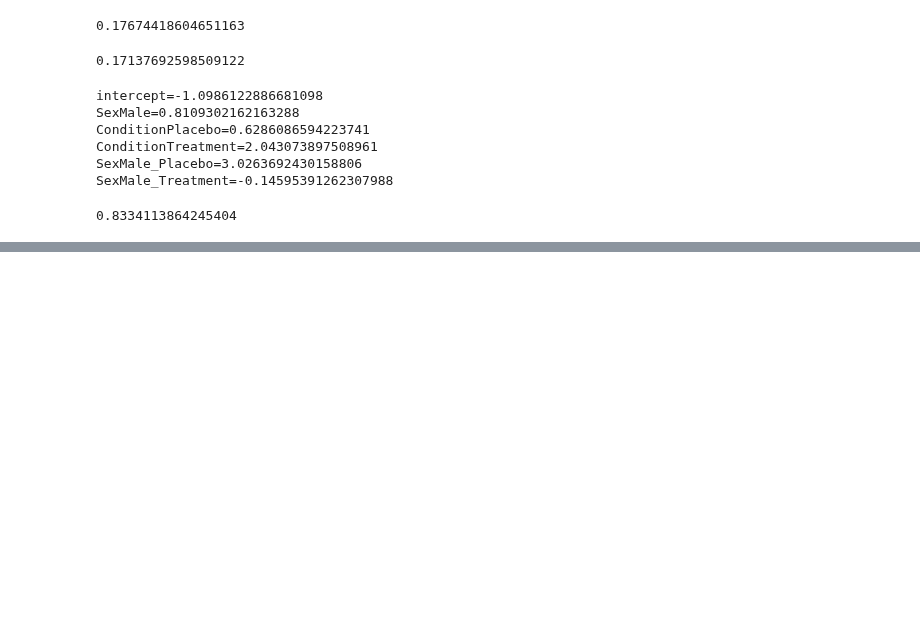
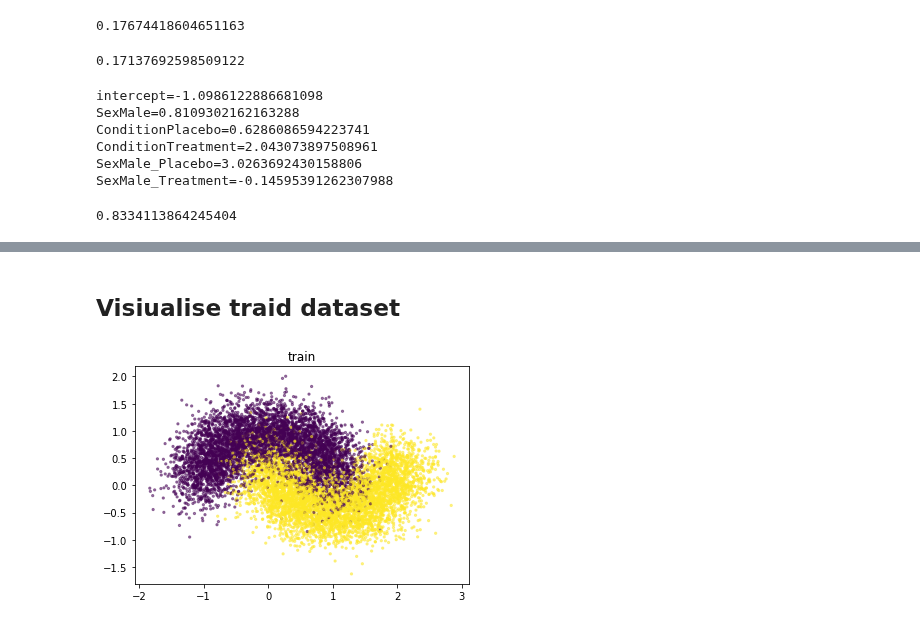
Before and after one commit to Stynic/train_ml_math, a Jupyter notebook: ml/low_level/module_9/notebook_9.ipynb, the cells around one changed output, grey strips where cells are left out. Cells and saved outputs as stored; diff of their text form; code cells hidden in the pictures; blank space fills up the shorter version.

Commit message:
started working with dataset by moon for training blending
started working with dataset by moon for training blending

```diff
--- a/ml/low_level/module_9/notebook_9.ipynb
+++ b/ml/low_level/module_9/notebook_9.ipynb
@@ -1188,0 +1198,5 @@ np.exp(x) / (1 + np.exp(x))
+# %%
+x, y = make_moons(15000, noise=0.3, random_state=17)
+# %%
+train, test, train_true, test_true = train_test_split(
+x, y, train_size=0.7, random_state=17)
@@ -1188,0 +1206,11 @@ np.exp(x) / (1 + np.exp(x))
+# %% [markdown]
+## Visiualise traid dataset
+# %%
+plt.scatter(train[:, 0], train[:, 1],
+            c=train_true,
+            s=5,
+            alpha=0.5)
+plt.title('train')
+plt.show()
+# %% [output]
+[figure, added]
```
Also changed, not shown: parts of 4 cells of this notebook, 2 other files.
